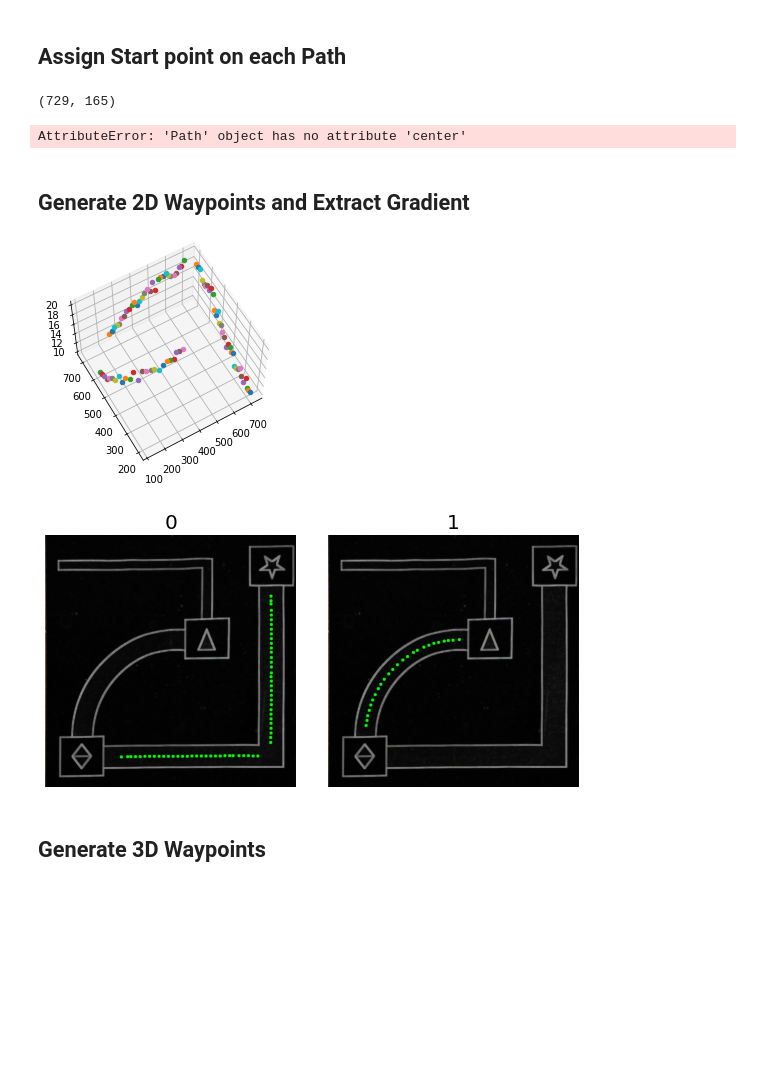
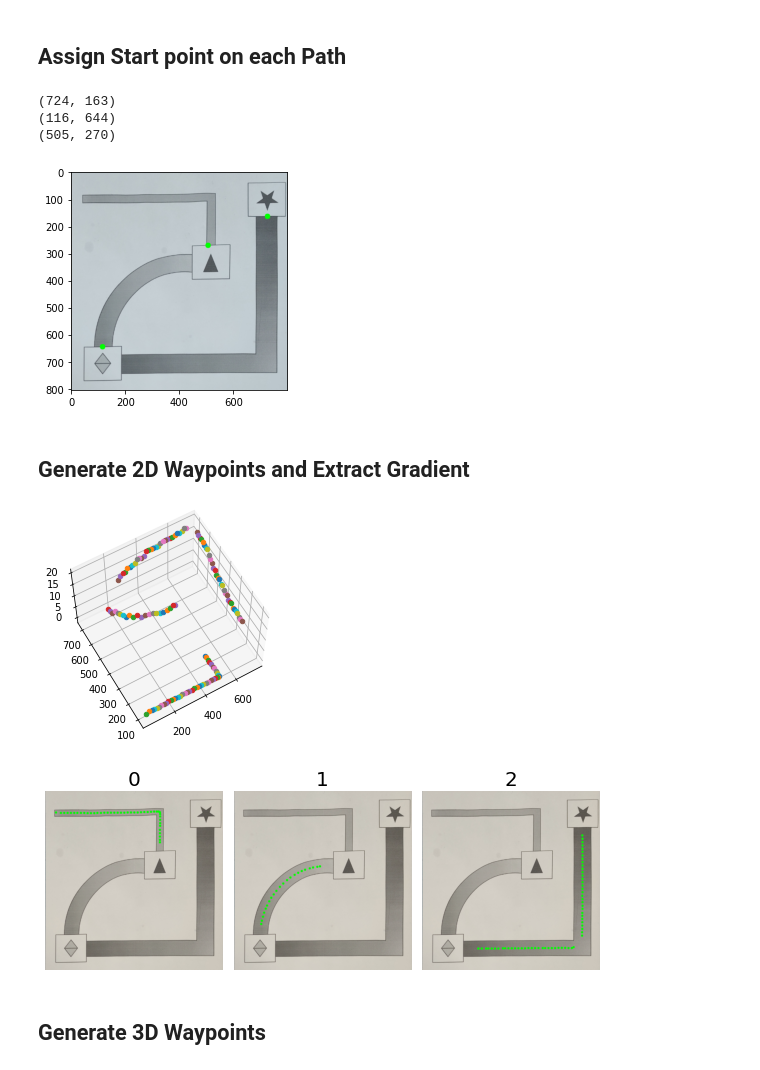
Before and after one commit to teerameth/Module6-7, a Jupyter notebook: MileStone27.ipynb, the cells around one changed output. Cells and saved outputs as stored; diff of their text form; code cells hidden in the pictures; blank space fills up the shorter version.

```diff
--- a/MileStone27.ipynb
+++ b/MileStone27.ipynb
@@ -12,7 +12,7 @@ from ponyslayer import unicorn, transform
 image_resolution = 800 # [pixel] Image ratio can be only 1:1
 image_size = 400 # [mm.]
 marker_size = 60 # [mm.]
-marker_size_error = 0.1 # [ratio] Allowable card size error
+marker_size_error = 0.15 # [ratio] Allowable card size error
 min_path_length = 30 # [mm.]
 max_path_length = 999 # [mm.]
 min_path_width = 5 # [mm.]
@@ -29,11 +29,13 @@ BlurKernelSize = (5, 5)
 # %% [markdown]
 ## Load Image
 # %%
+# frame = cv2.imread("Picture1.png")
 frame = cv2.imread("Picture3.jpg")
 # frame = cv2.imread("Real3.png")
 frame = imutils.resize(frame, height=image_resolution, width = image_resolution)
 original = frame.copy()
 gray = cv2.cvtColor(frame, cv2.COLOR_BGR2GRAY)
+gray_blurred = cv2.GaussianBlur(gray, BlurKernelSize, 0)
 imshow(frame)
 # %% [output]
 [figure]
@@ -64,11 +56,9 @@ kernel = np.ones(BlurKernelSize,np.uint8)
 # Find Marker borer by difference
 dilation = cv2.dilate(frame,kernel,iterations = 1)
 diff = cv2.absdiff(dilation, frame)
-# Enhance Marker border thickness
-diff_dilated = cv2.dilate(diff,kernel,iterations = 1)
 
-imshows([diff, diff_dilated], ['diff only', 'diff + dilate'])
-
-# Select image with filtered border
-frame = diff_dilated
+# Convert to binary
+diff_bin = cv2.cvtColor(diff, cv2.COLOR_BGR2GRAY)
+frame = cv2.inRange(diff_bin, 50, 255)
+imsave(frame, "edge_thresh")
 # %% [output]
@@ -166,7 +153,7 @@ imshows(visual, [str(x) for x in range(len(visual))])
 # %% [markdown]
 ## Assign Start point on each Path
 # %%
-canvas = frame.copy()
+canvas = original.copy()
 for i in range(int(len(sorted_object)/2)):
     marker = sorted_object[2*i]
     path = sorted_object[2*i+1]
@@ -176,34 +163,36 @@ for i in range(int(len(sorted_object)/2)):
     cv2.circle(canvas, path.start, 10, (0, 255, 0), -1)
 imshow(canvas)
 # %% [output]
-(729, 165)
+(724, 163)
+(116, 644)
+(505, 270)
-AttributeError: 'Path' object has no attribute 'center'
+[figure, added]
 # %% [markdown]
 ## Generate 2D Waypoints and Extract Gradient
 # %%
 # Visualize
 fig = plt.figure()
 ax = fig.add_subplot(111, projection='3d')
 visual = []
 for Path in Paths:
     duo_list, middle = Path.generate_trajectory2D_rev3(Markers, cp.marker_size_pixel, marker_size_error*2, step_size = 15)
-    canvas = frame.copy()
+    canvas = original.copy()
     for i in range(len(middle)): cv2.circle(canvas, middle[i], 5, (0, 255, 0), -1)
     visual.append(canvas)
-    waypoints3D = Path.generate_trajectory3D(src=gray,
+    waypoints3D = Path.generate_trajectory3D(src=gray_blurred,
                                              min_height=min_height,
                                              max_height=max_height,
                                              gradient_crop_ratio=gradient_crop_ratio,
                                              min_intensity_range=min_intensity_range)
 
 
     for waypoint in waypoints3D: ax.scatter(waypoint[0], waypoint[1], waypoint[2])
 ax.view_init(azim=-120, elev=60)
 plt.show()
 imshows(visual, [str(i) for i in range(len(visual))])
 # %% [output]
-[figure, old version]
+[figure, new version]
-[figure, old version]
+[figure, new version]
 # %% [markdown]
 ## Generate 3D Waypoints
 # %%
```
Also changed, not shown: parts of 12 cells of this notebook, 10 other files.
